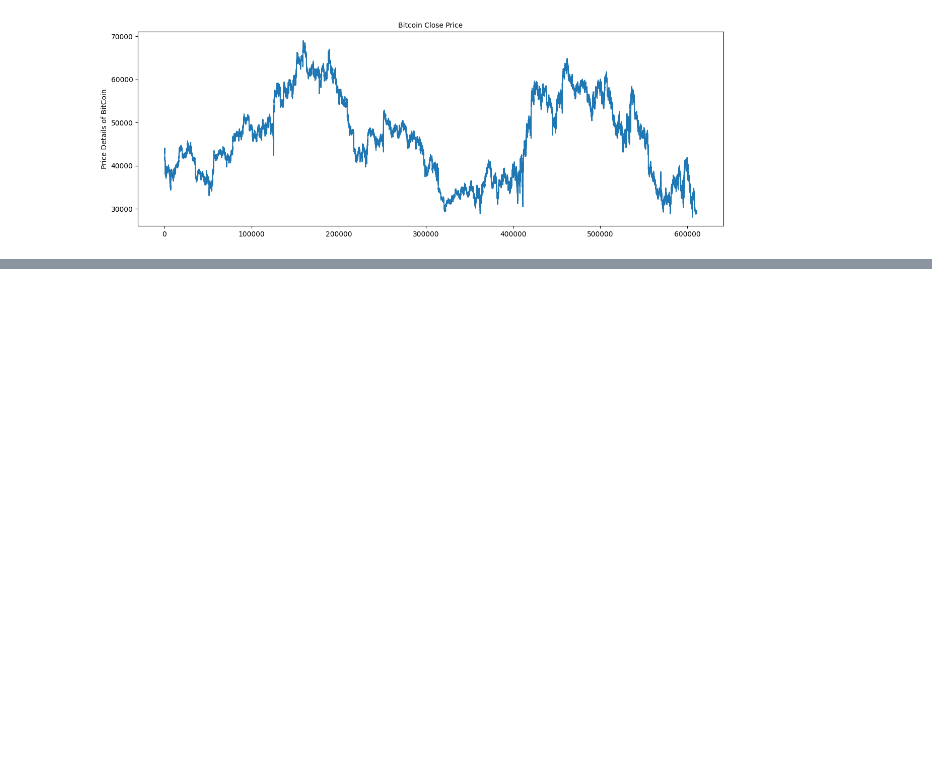
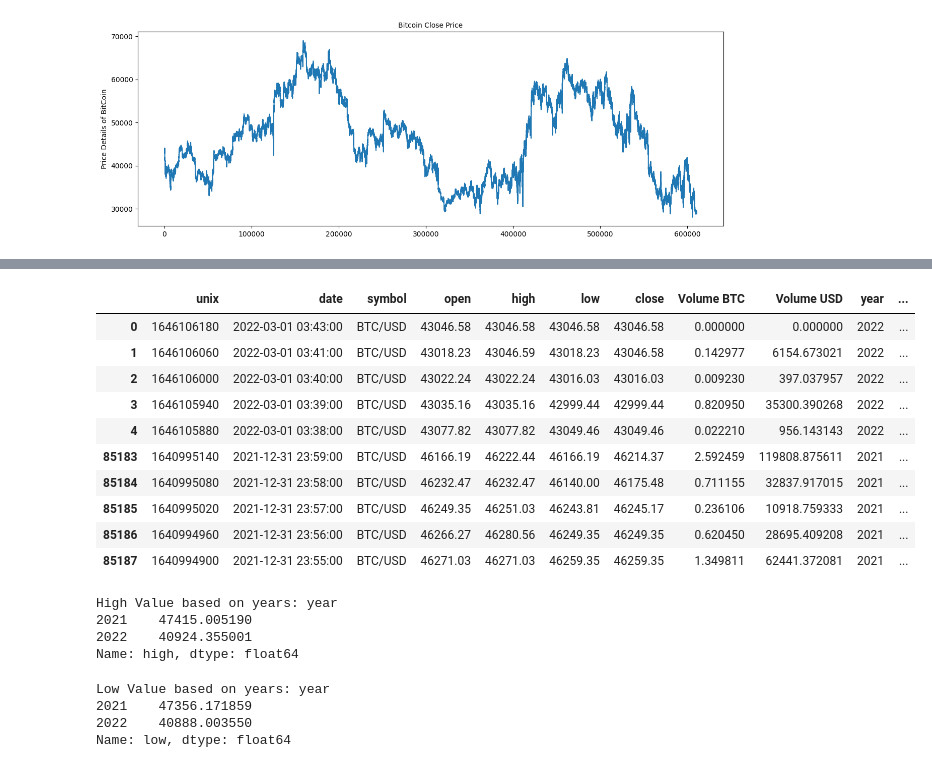
Before and after one commit to gmkumar1988/Data-Analytics-Projects, a Jupyter notebook: Bitcoin_Prediction.ipynb, the cells around one changed output, grey strips where cells are left out. Saved outputs shown, nothing was run; the diff lists cells and outputs as text; code cells hidden in the pictures; blank space fills up the shorter version.

```diff
--- a/Bitcoin_Prediction.ipynb
+++ b/Bitcoin_Prediction.ipynb
@@ -75,0 +134,2 @@ plt.show()
+# %%
+data_grouped = bitcoin_dataset.groupby('year')
@@ -75,0 +140,28 @@ plt.show()
+# %%
+data_grouped.head()
+# %% [output]
+|  | unix | date | symbol | open | high | low | close | Volume BTC | Volume USD | year | ... |
+| 0 | 1646106180 | 2022-03-01 03:43:00 | BTC/USD | 43046.58 | 43046.58 | 43046.58 | 43046.58 | 0.000000 | 0.000000 | 2022 | ... |
+| 1 | 1646106060 | 2022-03-01 03:41:00 | BTC/USD | 43018.23 | 43046.59 | 43018.23 | 43046.58 | 0.142977 | 6154.673021 | 2022 | ... |
+| 2 | 1646106000 | 2022-03-01 03:40:00 | BTC/USD | 43022.24 | 43022.24 | 43016.03 | 43016.03 | 0.009230 | 397.037957 | 2022 | ... |
+| 3 | 1646105940 | 2022-03-01 03:39:00 | BTC/USD | 43035.16 | 43035.16 | 42999.44 | 42999.44 | 0.820950 | 35300.390268 | 2022 | ... |
+| 4 | 1646105880 | 2022-03-01 03:38:00 | BTC/USD | 43077.82 | 43077.82 | 43049.46 | 43049.46 | 0.022210 | 956.143143 | 2022 | ... |
+| 85183 | 1640995140 | 2021-12-31 23:59:00 | BTC/USD | 46166.19 | 46222.44 | 46166.19 | 46214.37 | 2.592459 | 119808.875611 | 2021 | ... |
+| 85184 | 1640995080 | 2021-12-31 23:58:00 | BTC/USD | 46232.47 | 46232.47 | 46140.00 | 46175.48 | 0.711155 | 32837.917015 | 2021 | ... |
+| 85185 | 1640995020 | 2021-12-31 23:57:00 | BTC/USD | 46249.35 | 46251.03 | 46243.81 | 46245.17 | 0.236106 | 10918.759333 | 2021 | ... |
+| 85186 | 1640994960 | 2021-12-31 23:56:00 | BTC/USD | 46266.27 | 46280.56 | 46249.35 | 46249.35 | 0.620450 | 28695.409208 | 2021 | ... |
+| 85187 | 1640994900 | 2021-12-31 23:55:00 | BTC/USD | 46271.03 | 46271.03 | 46259.35 | 46259.35 | 1.349811 | 62441.372081 | 2021 | ... |
+# %%
+print("High Value based on years:",data_grouped['high'].mean())
+# %% [output]
+High Value based on years: year
+2021    47415.005190
+2022    40924.355001
+Name: high, dtype: float64
+# %%
+print("Low Value based on years:", data_grouped['low'].mean())
+# %% [output]
+Low Value based on years: year
+2021    47356.171859
+2022    40888.003550
+Name: low, dtype: float64
```
Also changed, not shown: parts of 12 cells of this notebook.
